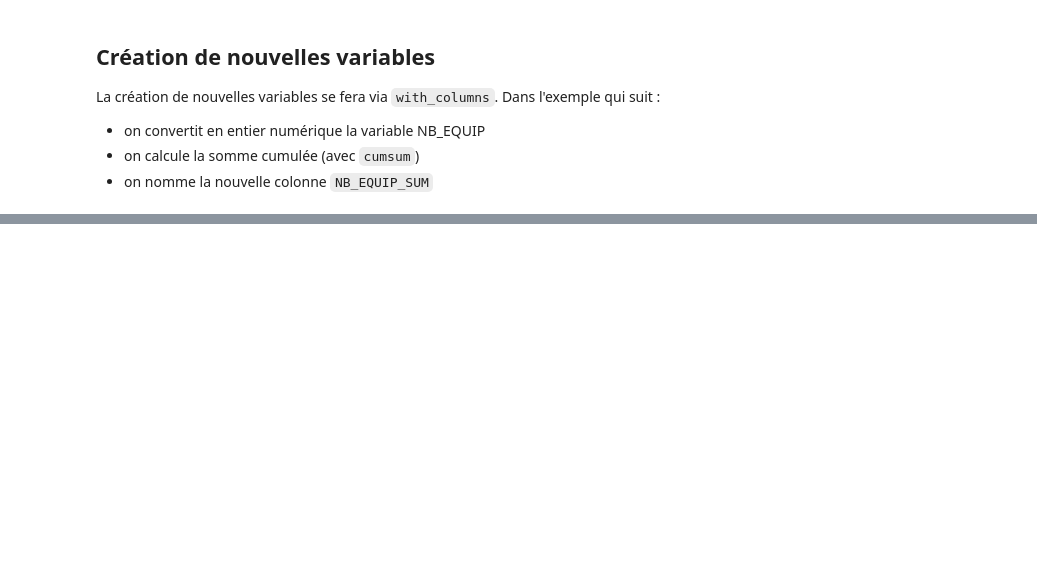
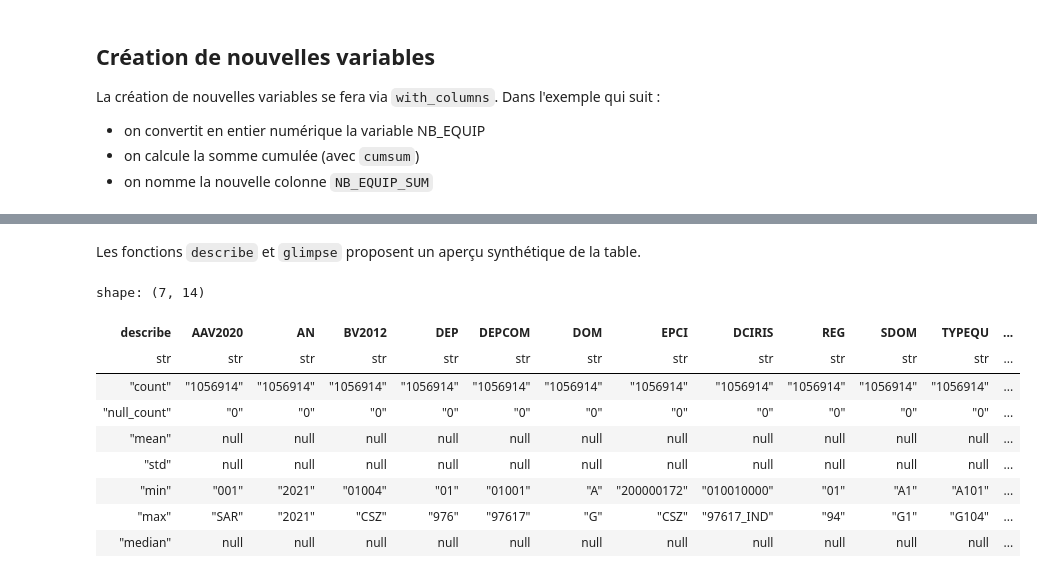
Before and after one commit to romaintailhurat/miscbooks, a Jupyter notebook: polars-tuto.ipynb, the cells around one changed output, grey strips where cells are left out. Cells and saved outputs as stored; diff of their text form; code cells hidden in the pictures; blank space fills up the shorter version.

```diff
--- a/polars-tuto.ipynb
+++ b/polars-tuto.ipynb
@@ -300,0 +319,15 @@ shape: (5, 14)
+# %% [markdown]
+Les fonctions `describe` et `glimpse` proposent un aperçu synthétique de la table.
+# %%
+df_bpe.describe()
+# %% [output]
+shape: (7, 14)
+| describe | AAV2020 | AN | BV2012 | DEP | DEPCOM | DOM | EPCI | DCIRIS | REG | SDOM | TYPEQU | ... |
+| str | str | str | str | str | str | str | str | str | str | str | str | ... |
+| "count" | "1056914" | "1056914" | "1056914" | "1056914" | "1056914" | "1056914" | "1056914" | "1056914" | "1056914" | "1056914" | "1056914" | ... |
+| "null_count" | "0" | "0" | "0" | "0" | "0" | "0" | "0" | "0" | "0" | "0" | "0" | ... |
+| "mean" | null | null | null | null | null | null | null | null | null | null | null | ... |
+| "std" | null | null | null | null | null | null | null | null | null | null | null | ... |
+| "min" | "001" | "2021" | "01004" | "01" | "01001" | "A" | "200000172" | "010010000" | "01" | "A1" | "A101" | ... |
+| "max" | "SAR" | "2021" | "CSZ" | "976" | "97617" | "G" | "CSZ" | "97617_IND" | "94" | "G1" | "G104" | ... |
+| "median" | null | null | null | null | null | null | null | null | null | null | null | ... |
```
Also changed, not shown: parts of 6 cells of this notebook.
